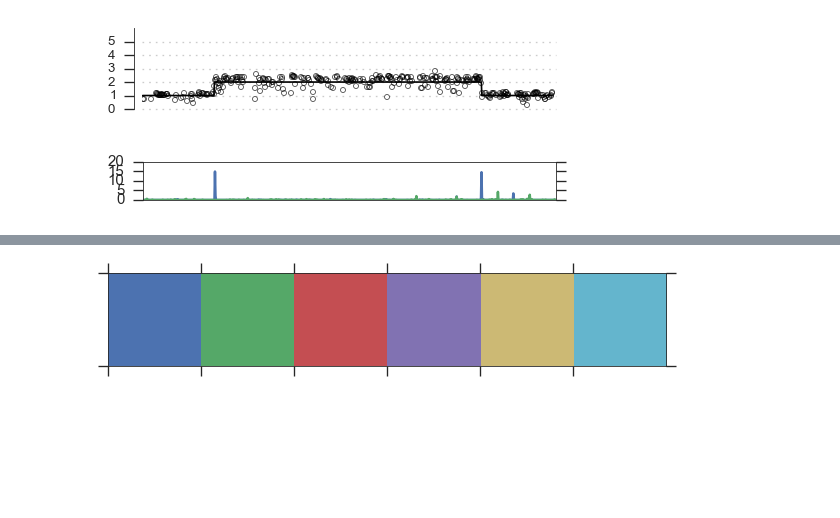
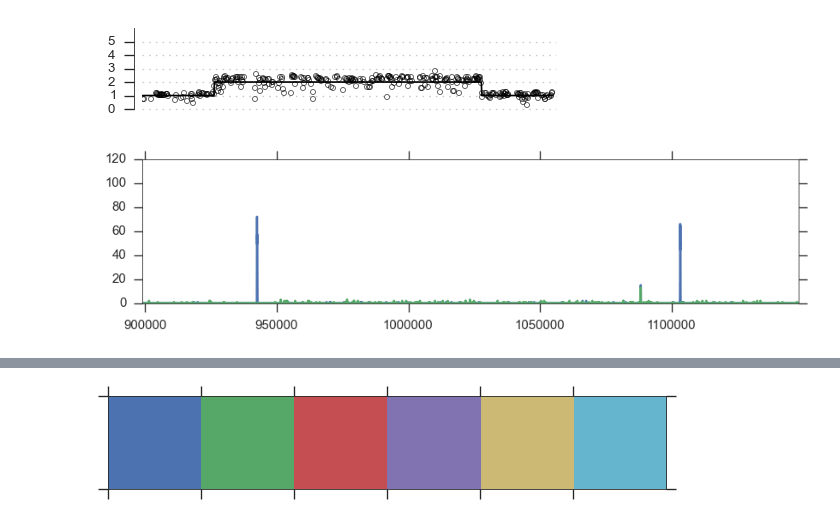
Before and after one commit to wtchg-kwiatkowski/pfx-paper-2015, a Jupyter notebook: main/notebooks/fig_cnv_gch1.ipynb, the cells around one changed output, grey strips where cells are left out. Cells and saved outputs as stored; diff of their text form; code cells hidden in the pictures; blank space fills up the shorter version.

```diff
--- a/main/notebooks/fig_cnv_gch1.ipynb
+++ b/main/notebooks/fig_cnv_gch1.ipynb
@@ -97,9 +97,34 @@ def plot_coverage_inversion(ax, run, chrom, start=0, stop=None, window_size=300,
+# %%
+cov_cache_fn_template = '/data/plasmodium/pfalciparum/pf-crosses/data/public/20141022/cache/{run}.{chrom}.{start}.{stop}.coverage_ext.npy'
+
+def plot_coverage_ext(ax, run, f, chrom, start, stop, **kwargs):
+    cov_fn = cov_cache_fn_template.format(run=run, chrom=chrom, start=start, stop=stop)
+    if not os.path.exists(cov_fn):
+        bam_fn = BAM_FN_TEMPLATE.format(run=run)
+        bam = pysam.AlignmentFile(bam_fn)
+        a = pysamstats.load_coverage_ext(bam, chrom=chrom, start=start, stop=stop, pad=True)
+        np.save(cov_fn, a)
+    else:
+        a = np.load(cov_fn).view(np.recarray)
+    x = a.pos
+    y = f(a)
+    ax.plot(x, y, **kwargs)
+    ax.set_xlim(start, stop)
+
+def plot_coverage_tandemdup(ax, run, chrom, start=0, stop=None, **kwargs):
+    f = lambda coverage: coverage.reads_faceaway #* 100. / coverage.reads_all
+    plot_coverage_ext(ax, run, f, chrom, start=start, stop=stop, **kwargs)
+
+
+def plot_coverage_inversion(ax, run, chrom, start=0, stop=None, **kwargs):
+    f = lambda coverage: coverage.reads_mate_same_strand #* 100. / coverage.reads_all
+    plot_coverage_ext(ax, run, f, chrom, start=start, stop=stop, **kwargs)
 # %%
-width = 4
-height = .7
+width = 7
+height = 2
 fig, ax = plt.subplots(figsize=(width, height))
-plot_coverage_tandemdup(ax, 'ERR019054', chrom, start=start, stop=stop)
-plot_coverage_inversion(ax, 'ERR019054', chrom, start=start, stop=stop)
+plot_coverage_tandemdup(ax, 'ERR019054', chrom, start=start, stop=stop, lw=1.5)
+plot_coverage_inversion(ax, 'ERR019054', chrom, start=start, stop=stop, lw=1.5)
 fig.tight_layout()
 # %% [output]
-[figure, old version]
+[figure, new version]
```
Also changed, not shown: parts of 35 cells of this notebook, 3 other files.
